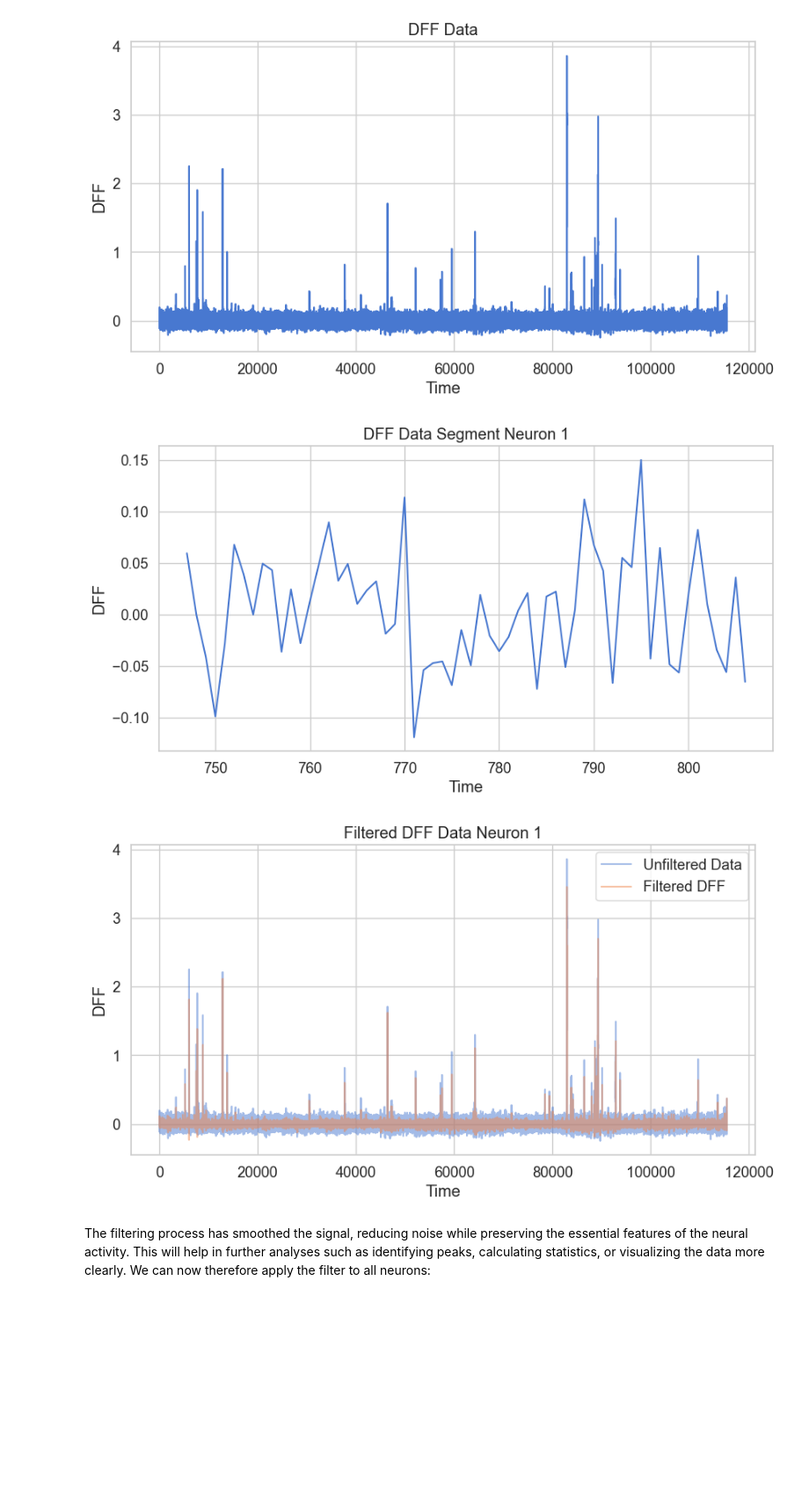
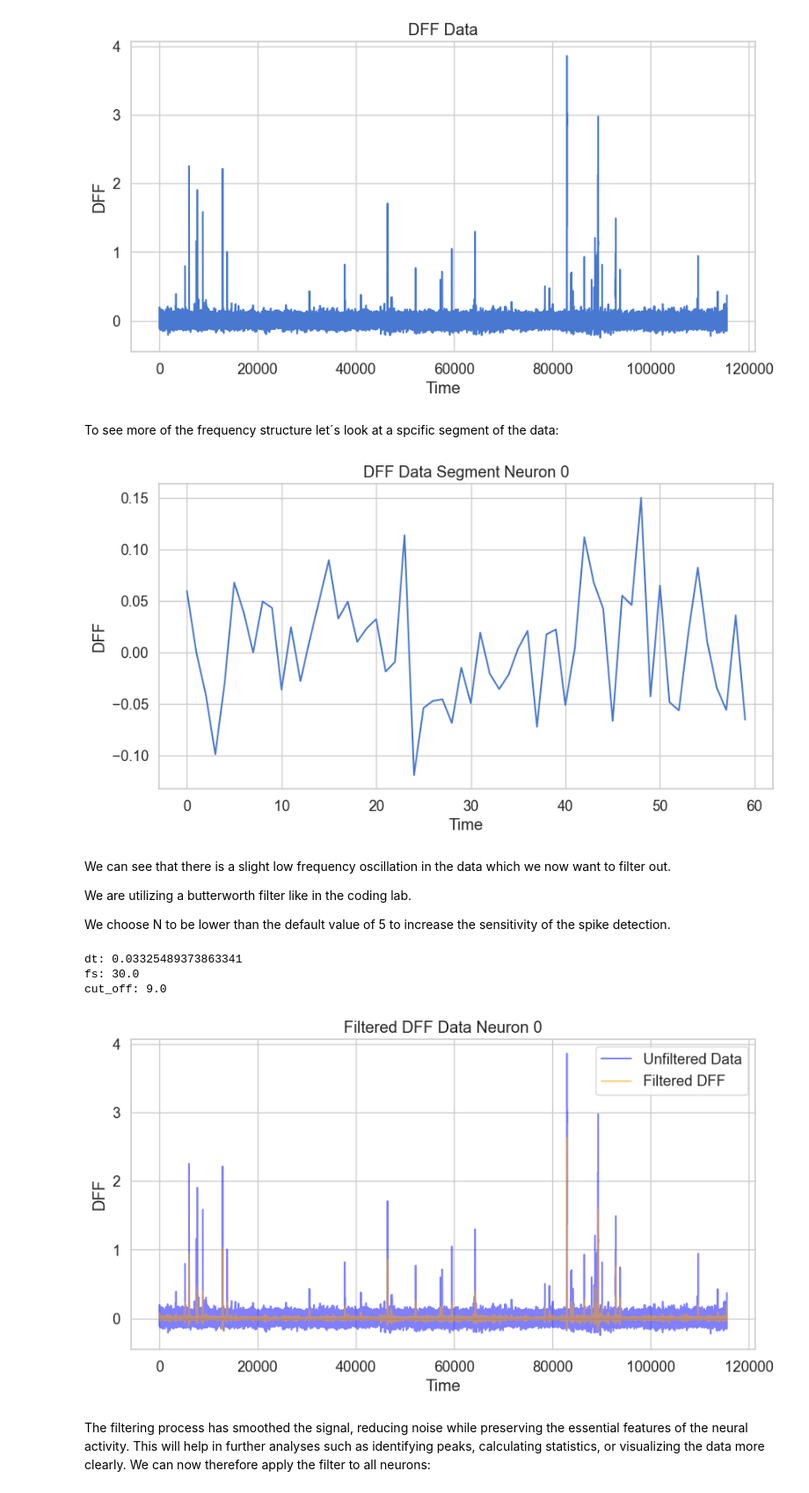
Before and after one commit to SaschaLeander/NeuralDataScience, a Jupyter notebook: FinalProject/practical01.ipynb, the cells around one changed output. Shown at 88% size. Cells and saved outputs as stored; diff of their text form; code cells hidden in the pictures; blank space fills up the shorter version.

```diff
--- a/FinalProject/practical01.ipynb
+++ b/FinalProject/practical01.ipynb
@@ -196,30 +149,52 @@ plot_dff(data)
 # %% [output]
 [figure]
+# %% [markdown]
+To see more of the frequency structure let´s look at a spcific segment of the data:
 # %%
 # look at specific trial / segment of the data for the example neuron
 plt.figure(figsize=(10, 5))
 
 # extract stimulus epoch for the example neuron
-stim_epoch = stim_table.iloc[0]  # first trial
+stim_epoch = data["stim_table"].iloc[0]  # First stimulus epoch
 start, end = int(stim_epoch["start"]), int(stim_epoch["end"])
 
 plt.plot(
-    df_dff["neuron_1"][start:end],
-    label="Neuron 1",
+    data["dff"][0][start:end],
+    label="Neuron 0",
 )
-plt.title("DFF Data Segment Neuron 1")
+plt.title("DFF Data Segment Neuron 0")
 plt.xlabel("Time")
 plt.ylabel("DFF")
 plt.show()
 # %% [output]
-[figure, old version]
+[figure, new version]
+# %% [markdown]
+We can see that there is a slight low frequency oscillation in the data which we now want to filter out.
+
+We are utilizing a butterworth filter like in the coding lab.
+
+We choose N to be lower than the default value of 5 to increase the sensitivity of the spike detection.
+# %%
+# factor to control the false positive rate with N * sigma
+N = 1.5
+# estimate the sampling frequency
+dt = np.mean(np.diff(data["t"]))
+print("dt:", dt)
+fs = np.round(1 / dt)
+print("fs:", fs)
+cut_off = 0.3 * fs  # cutoff frequency for the filter
+print("cut_off:", cut_off)
+# %% [output]
+dt: 0.03325489373863341
+fs: 30.0
+cut_off: 9.0
 # %%
-def butterworth_filter(df, cutoff=0.1, fs=1.0, order=5):
+def butterworth_filter(data, cutoff=cut_off, fs=fs, order=4):
     """
     Apply a Butterworth filter to the data.
 
     Parameters:
-    - df: DataFrame containing the dff data.
+    - data: The data to filter.
     - cutoff: The cutoff frequency of the filter.
     - fs: The sampling frequency of the data.
     - order: The order of the filter.
@@ -227,33 +202,27 @@ def butterworth_filter(df, cutoff=0.1, fs=1.0, order=5):
     Returns:
     - The filtered data.
     """
-    # compute Nyquist frequency
-    nyquist = 0.5 * fs
-    # normalize cutoff frequency
-    normal_cutoff = cutoff / nyquist
-    b, a = butter(order, normal_cutoff, btype="low", analog=False)
-    filtered_data = filtfilt(b, a, df["dff"], axis=0)
+
+    nyq = 0.5 * fs
+    norm_cutoff = cutoff / nyq  # Normalize the frequency
+
+    b, a = butter(order, norm_cutoff, fs=fs, btype="low", analog=False)
+    filtered_data = filtfilt(b, a, data)
     return filtered_data
 # %%
-# Apply the filter to the dff data for one example neuron
-filtered_dff = butterworth_filter(
-    df_dff[df_dff["neuron"] == "neuron_1"], cutoff=0.1, fs=1.0, order=5
-)
+# Apply the filter to the dff data for one example neuron 0
+filtered_dff = butterworth_filter(data["dff"][0], cutoff=cut_off, fs=fs)
 # Plot the filtered dff data
 plt.figure(figsize=(10, 5))
-plt.plot(
-    df_dff[df_dff["neuron"] == "neuron_1"]["dff"],
-    label=f"Unfiltered Data",
-    alpha=0.5,
-)
-plt.plot(filtered_dff, label="Filtered DFF", alpha=0.5)
-plt.title("Filtered DFF Data Neuron 1")
+plt.plot(data["dff"][0], label=f"Unfiltered Data", color="blue", alpha=0.5)
+plt.plot(filtered_dff, label="Filtered DFF", color="orange", alpha=0.5)
+plt.title("Filtered DFF Data Neuron 0")
 plt.xlabel("Time")
 plt.ylabel("DFF")
 plt.legend()
 plt.show()
 # %% [output]
-[figure, old version]
+[figure, new version]
 # %% [markdown]
 The filtering process has smoothed the signal, reducing noise while preserving the essential features of the neural activity. This will help in further analyses such as identifying peaks, calculating statistics, or visualizing the data more clearly.
 We can now therefore apply the filter to all neurons:
```
Also changed, not shown: parts of 38 cells of this notebook, 3 other files.
